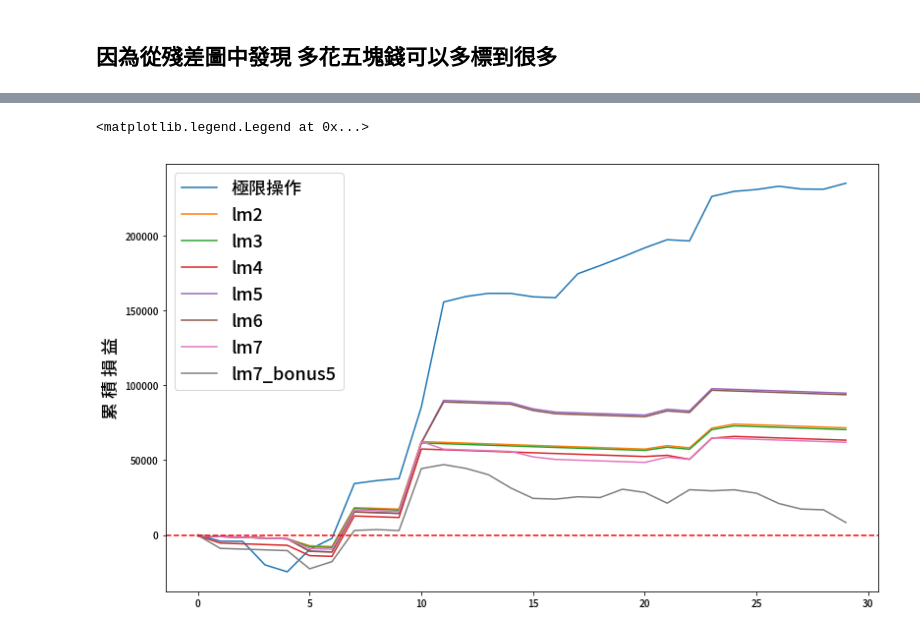
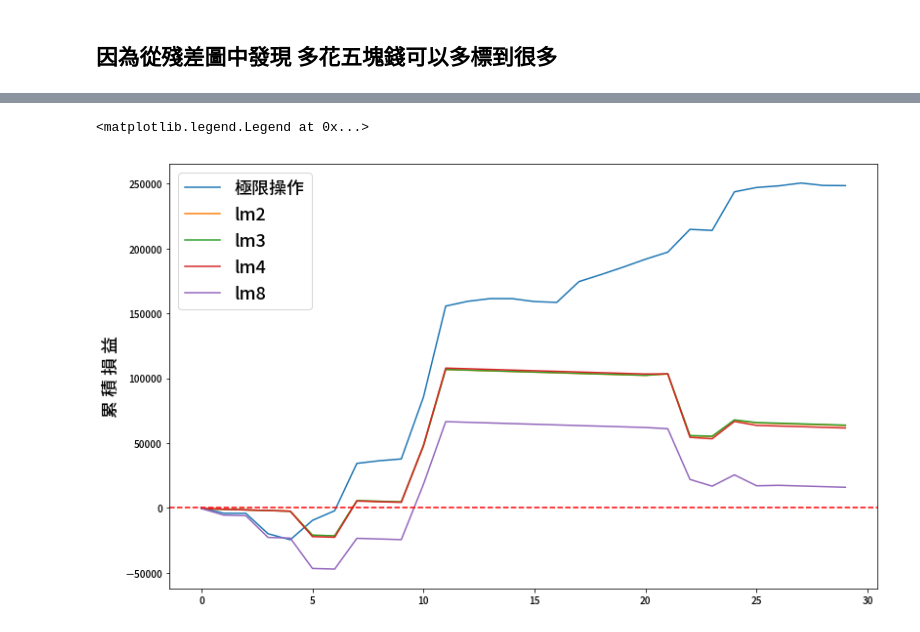
Before and after one commit to hello0217/auction, a Jupyter notebook: auction1.ipynb, the cells around one changed output, grey strips where cells are left out. Drawn from its saved outputs; the diff is of its cells as text; code cells hidden in the pictures.

```diff
--- a/auction1.ipynb
+++ b/auction1.ipynb
@@ -227,8 +227,8 @@ df_1[outlier]
 |  | 開標日期 | 證券名稱 | 證券代號 | 發行市場 | 發行性質 | 競拍數量(張) | 最低投標價格(元) | 最低每標單投標數量(張) | 每一投標單投標處理費(元) | ... |
 | 57 | 2019/11/25 | 和潤企業 | 6592 | 集中交易市場 | 初上市 | 101081 | 45.69 | 2 | 400 | ... |
 # %%
-index = df_1[outlier].index
-df_1.drop(index, inplace = True)
+#index = df_1[outlier].index
+#df_1.drop(index, inplace = True)
 # %%
 sn.pairplot(df_1, x_vars=['競拍數量(張)','最低投標價格(元)','最低每標單投標數量(張)','每一投標單投標處理費(元)','得標手續費率(%)','投標最後一天平均成交價'], y_vars='最低得標價格(元)', size=7, aspect=0.7, kind='reg')
 # %% [output]
@@ -539,0 +547,5 @@ Warnings:
+# %%
+x_train8 = X_train[['投標最後一天平均成交價']]
+x_train8_c = sm.add_constant(x_train8)
+lm8 = sm.OLS(y_train, x_train8_c).fit()
+lm8.summary()
@@ -796,4 +843,10 @@ x_test_lm7 = sm.add_constant(X_test7)
 y_test_pred7 = lm7.predict(x_test_lm7)
 res7 = y_test - y_test_pred7
 print('MSE for lm7_test: %f' %(sum([i**2 for i in res7])/ len(res7)))
+
+X_test8 = X_test[['投標最後一天平均成交價']]
+x_test_lm8 = sm.add_constant(X_test8)
+y_test_pred8 = lm8.predict(x_test_lm8)
+res8 = y_test - y_test_pred8
+print('MSE for lm8_test: %f' %(sum([i**2 for i in res8])/ len(res8)))
 # %% [output]
@@ -1009,0 +1087,9 @@ lm7:
+# %%
+lm8_outcome = success_n_profit(test_df, y_test_pred8)
+average_wins = sum(lm8_outcome['獲利'][lm8_outcome['獲利'] >0]) / sum(lm8_outcome['有賺錢'])
+average_loss = sum(lm8_outcome['獲利'][lm8_outcome['獲利'] <0]) / sum(lm8_outcome['有賺錢'] == 0)
+print('lm8:')
+print('交易次數：%i' %(len(lm8_outcome['獲利'])))
+print('勝率：%f' %(sum(lm8_outcome['有賺錢'])/ len(lm8_outcome['有賺錢'])))
+print('賺賠比：%f' %(abs(average_wins/ average_loss)))
+print('獲利：%i' %(sum(lm8_outcome['獲利'])))
@@ -1034,17 +1174,18 @@ lm7_bonus:
 # %%
 plt.figure(figsize = (13, 8))
 plt.plot(max_profit['累積損益'], label = '極限操作')
 plt.plot(lm2_outcome['累積損益'], label = 'lm2')
 plt.plot(lm3_outcome['累積損益'], label = 'lm3')
 plt.plot(lm4_outcome['累積損益'], label = 'lm4')
-plt.plot(lm5_outcome['累積損益'], label = 'lm5')
-plt.plot(lm6_outcome['累積損益'], label = 'lm6')
-plt.plot(lm7_outcome['累積損益'], label = 'lm7')
-plt.plot(lm7_bonus5_outcome['累積損益'], label = 'lm7_bonus5')
+#plt.plot(lm5_outcome['累積損益'], label = 'lm5')
+#plt.plot(lm6_outcome['累積損益'], label = 'lm6')
+#plt.plot(lm7_outcome['累積損益'], label = 'lm7')
+#plt.plot(lm7_bonus5_outcome['累積損益'], label = 'lm7_bonus5')
+plt.plot(lm8_outcome['累積損益'], label = 'lm8')
 
 plt.axhline(0, color = 'r', linestyle = '--')
 plt.ylabel('累 積 損 益', fontsize = 18)
 plt.legend(fontsize = 18)
 # %% [output]
 <matplotlib.legend.Legend at 0x...>
-[figure, old version]
+[figure, new version]
```
Also changed, not shown: parts of 48 cells of this notebook, 1 other file.
